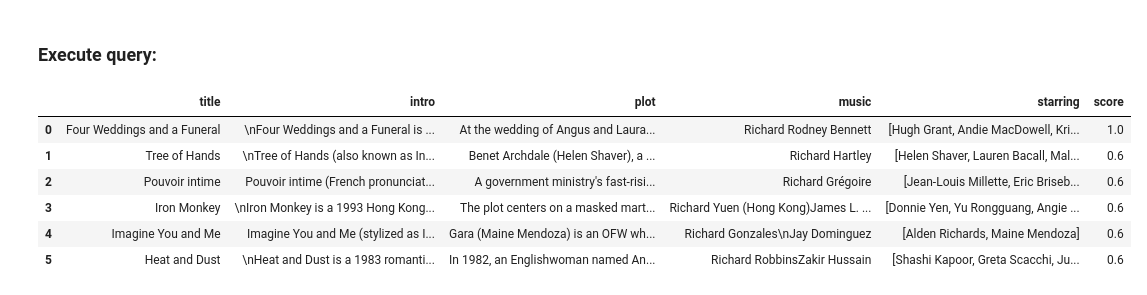
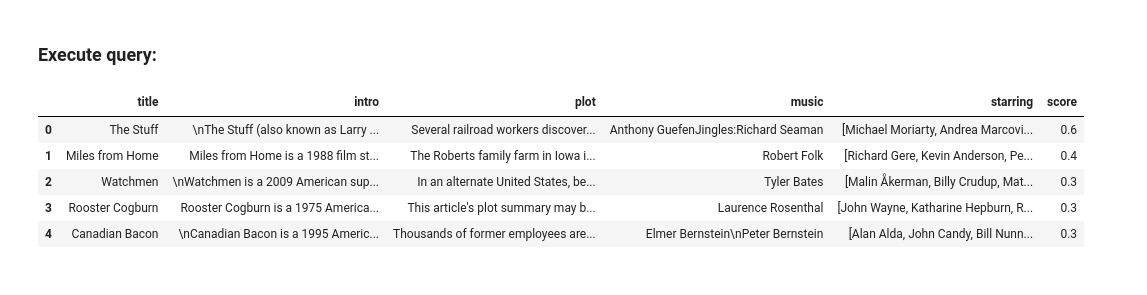
Before and after one commit to AlessandroTaglieri/ADM-HW3, a Jupyter notebook: main.ipynb, the cells around one changed output. Saved outputs shown, nothing was run; the diff lists cells and outputs as text; code cells hidden in the pictures.

```diff
--- a/main.ipynb
+++ b/main.ipynb
@@ -792,7 +798,7 @@ import csv
 dict2 = {}
 count=0
 present=False
-with open('HW3 ADM/tsv/vocabulary.tsv', 'r', newline='') as f_output:
+with open('HW3 ADM/ind/vocabulary.tsv', 'r', newline='') as f_output:
         tsv_vocabulary = list(csv.reader(f_output, delimiter='\t'))
         name="article_"
         extension2=".tsv"
@@ -848,7 +854,7 @@ def heapify(h, key=lambda x: x):
     for idx, item in enumerate(h):
         h[idx] = (key(item), item)
     heapq.heapify(h)
-def heap3(a,k):
+def heapFunction(a,k):
     df=pd.DataFrame(columns=['title', 'intro', 'plot', 'music','starring', 'score'])
     result=[]
     h = []
@@ -883,30 +889,32 @@ For every document, we check the following aspects:
 
 Final dataframe 'df' contains all movies searched with these following data (title,intro,plot,music, score). It's ordered by this score from 'heapFunction' function and it contains only first k movies. K is a value that the user has choosen. If there are less results than k, only available results are shown.
 # %%
-
 import pandas as pd
-def search3(query,k):
+def searchEngine3(query,k):
 
     document=getDocuments(query,3)
     if document=='No results':
+
         return document
+    elif document==[]:
+        return "No results"
     listWords = query.split()
     listWords=[x.lower() for x in listWords]
     df=pd.DataFrame(columns=['title', 'intro', 'plot', 'music','starring', 'score'])
+    #Create datarame that indicates score for every section.
     df_score=pd.DataFrame(columns=['title_score', 'intro_score', 'plot_score', 'music_score'])
     scores=[0.8,0.4,0.3,0.6]
     df_score.loc[0]=scores
     resultMovies=[]
     actors=[]
+
     for index in range(len(document)):
         score=0
         lista=[]
         #get id of documnets_is
         numberDocument=document[index][9:]
         #get wikipedia url
-        listUrl_Movies3
         url=totalMovies[int(numberDocument)]
-
         name="article_"
         extension2=".tsv"
         index=int(numberDocument)
@@ -950,11 +958,11 @@ def search3(query,k):
 
 
 
-    df=heap3(resultMovies,k)
+    df=heapFunction(resultMovies,k)
     actorsGraph=[]
     for index, row in df.iterrows():
         actorsGraph.append(row['starring'])
-    #print(actorsGraph)
+
     graph(actorsGraph)
     return df
 # %% [markdown]
@@ -998,15 +1006,14 @@ def graph(listMovies):
 # %% [markdown]
 ### Execute query:
 # %%
-query='United States Richard'
-search3(query,6)
+query='United States Richard heroes'
+searchEngine3(query,5)
 # %% [output]
 |  | title | intro | plot | music | starring | score |
-| 0 | Four Weddings and a Funeral | \nFour Weddings and a Funeral is ... | At the wedding of Angus and Laura... | Richard Rodney Bennett | [Hugh Grant, Andie MacDowell, Kri... | 1.0 |
-| 1 | Tree of Hands | \nTree of Hands (also known as In... | Benet Archdale (Helen Shaver), a ... | Richard Hartley | [Helen Shaver, Lauren Bacall, Mal... | 0.6 |
-| 2 | Pouvoir intime | Pouvoir intime (French pronunciat... | A government ministry's fast-risi... | Richard Grégoire | [Jean-Louis Millette, Eric Briseb... | 0.6 |
-| 3 | Iron Monkey | \nIron Monkey is a 1993 Hong Kong... | The plot centers on a masked mart... | Richard Yuen (Hong Kong)James L. ... | [Donnie Yen, Yu Rongguang, Angie ... | 0.6 |
-| 4 | Imagine You and Me | Imagine You and Me (stylized as I... | Gara (Maine Mendoza) is an OFW wh... | Richard Gonzales\nJay Dominguez | [Alden Richards, Maine Mendoza] | 0.6 |
-| 5 | Heat and Dust | \nHeat and Dust is a 1983 romanti... | In 1982, an Englishwoman named An... | Richard RobbinsZakir Hussain | [Shashi Kapoor, Greta Scacchi, Ju... | 0.6 |
+| 0 | The Stuff | \nThe Stuff (also known as Larry ... | Several railroad workers discover... | Anthony GuefenJingles:Richard Seaman | [Michael Moriarty, Andrea Marcovi... | 0.6 |
+| 1 | Miles from Home | Miles from Home is a 1988 film st... | The Roberts family farm in Iowa i... | Robert Folk | [Richard Gere, Kevin Anderson, Pe... | 0.4 |
+| 2 | Watchmen | \nWatchmen is a 2009 American sup... | In an alternate United States, be... | Tyler Bates | [Malin Åkerman, Billy Crudup, Mat... | 0.3 |
+| 3 | Rooster Cogburn | Rooster Cogburn is a 1975 America... | This article's plot summary may b... | Laurence Rosenthal | [John Wayne, Katharine Hepburn, R... | 0.3 |
+| 4 | Canadian Bacon | \nCanadian Bacon is a 1995 Americ... | Thousands of former employees are... | Elmer Bernstein\nPeter Bernstein | [Alan Alda, John Candy, Bill Nunn... | 0.3 |
 # %%
 query='United States Strong Mark '
```
Also changed, not shown: parts of 5 cells of this notebook.
